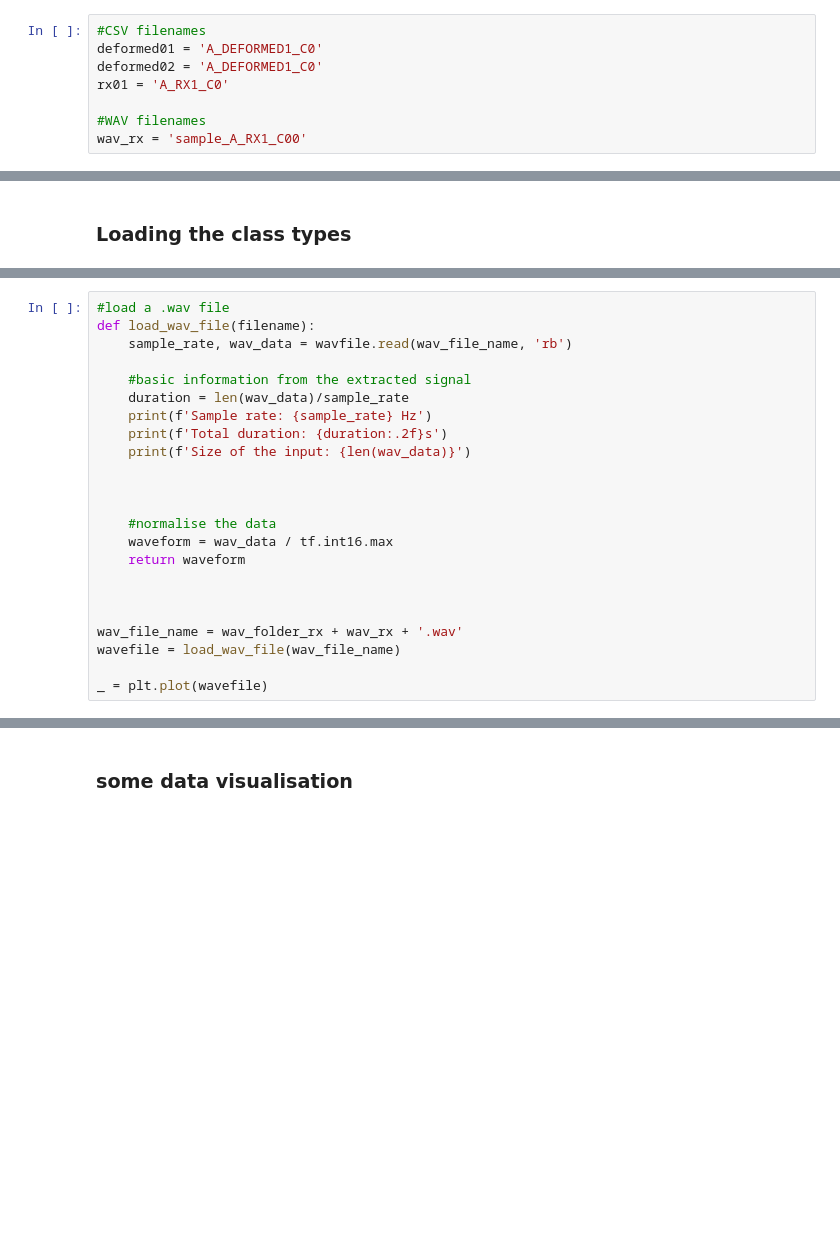
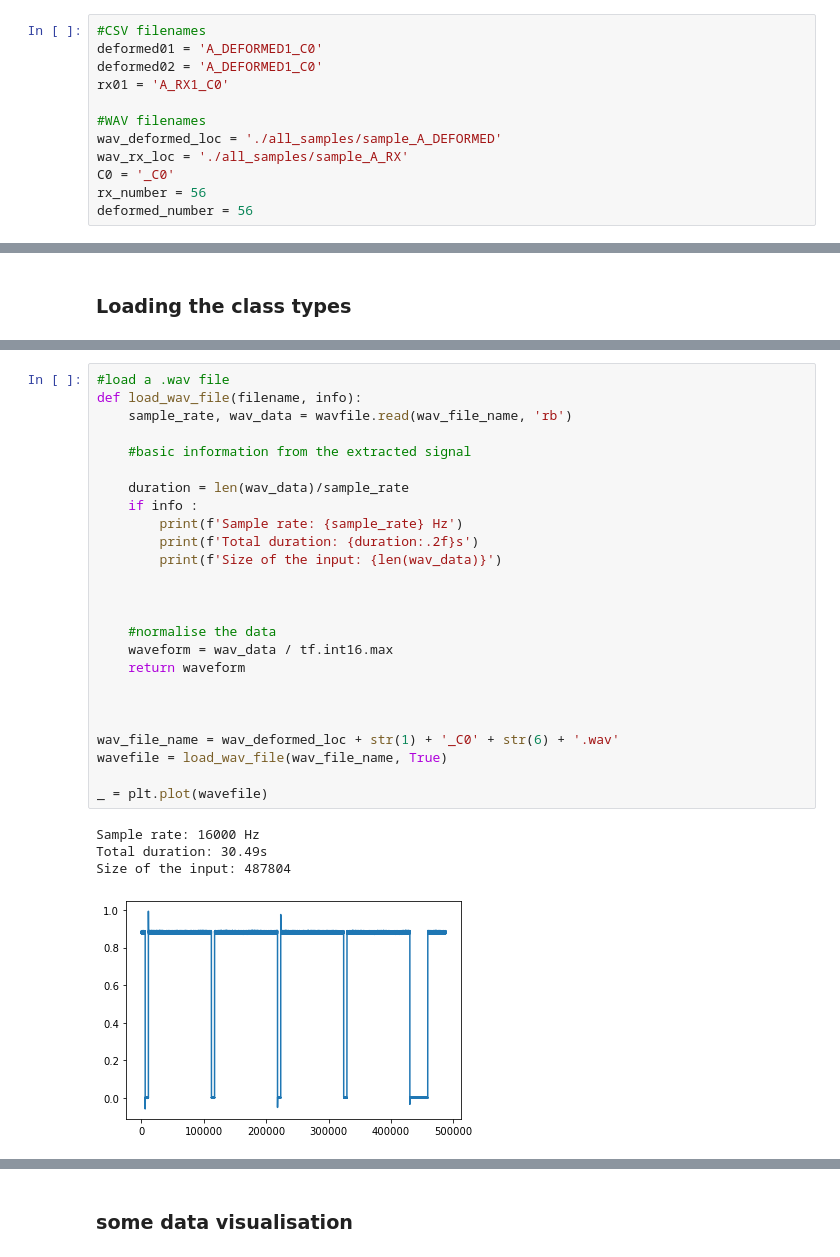
Before and after one commit to kaoutamine/ML_laser_powder_project, a Jupyter notebook: project.ipynb, the cells around one changed output, grey strips where cells are left out. Saved outputs shown, nothing was run; the diff lists cells and outputs as text; blank space fills up the shorter version.

```diff
--- a/project.ipynb
+++ b/project.ipynb
@@ -46,5 +46,9 @@ deformed02 = 'A_DEFORMED1_C0'
 rx01 = 'A_RX1_C0'
 
 #WAV filenames
-wav_rx = 'sample_A_RX1_C00'
+wav_deformed_loc = './all_samples/sample_A_DEFORMED'
+wav_rx_loc = './all_samples/sample_A_RX'
+C0 = '_C0'
+rx_number = 56
+deformed_number = 56
 # %%
@@ -225,23 +229,30 @@ print(class_names)
 # %%
 #load a .wav file
-def load_wav_file(filename):
+def load_wav_file(filename, info):
     sample_rate, wav_data = wavfile.read(wav_file_name, 'rb')
 
     #basic information from the extracted signal
+
     duration = len(wav_data)/sample_rate
-    print(f'Sample rate: {sample_rate} Hz')
-    print(f'Total duration: {duration:.2f}s')
-    print(f'Size of the input: {len(wav_data)}')
+    if info :
+        print(f'Sample rate: {sample_rate} Hz')
+        print(f'Total duration: {duration:.2f}s')
+        print(f'Size of the input: {len(wav_data)}')
 
 
 
     #normalise the data
     waveform = wav_data / tf.int16.max
     return waveform
 
 
 
-wav_file_name = wav_folder_rx + wav_rx + '.wav'
-wavefile = load_wav_file(wav_file_name)
+wav_file_name = wav_deformed_loc + str(1) + '_C0' + str(6) + '.wav'
+wavefile = load_wav_file(wav_file_name, True)
 
 _ = plt.plot(wavefile)
+# %% [output]
+Sample rate: 16000 Hz
+Total duration: 30.49s
+Size of the input: 487804
+[figure, added]
```
Also changed, not shown: parts of 34 cells of this notebook.
